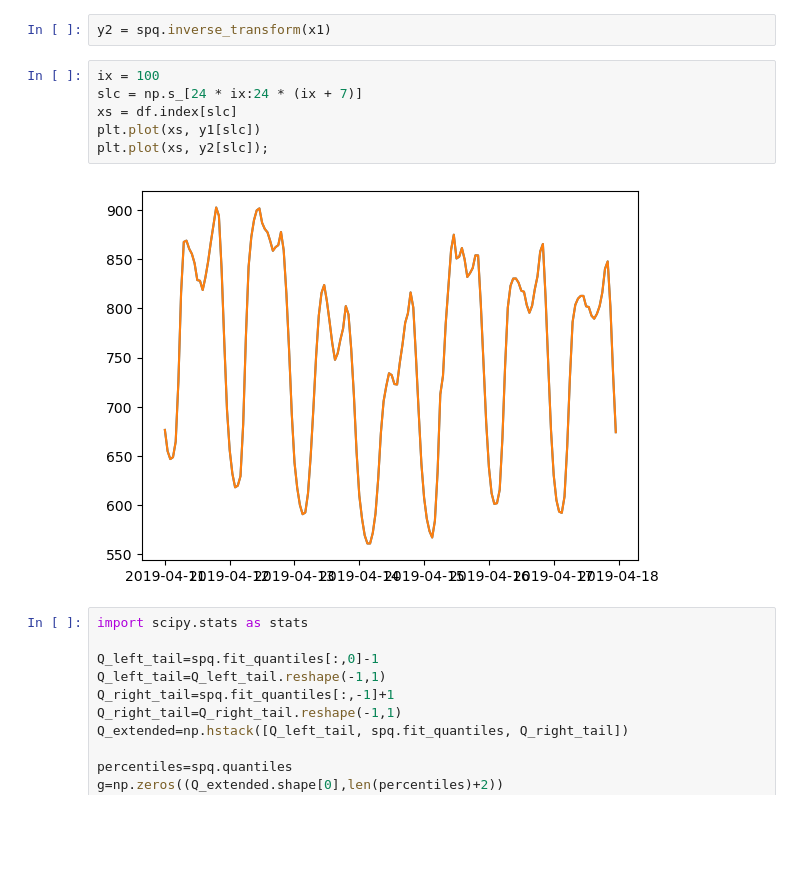
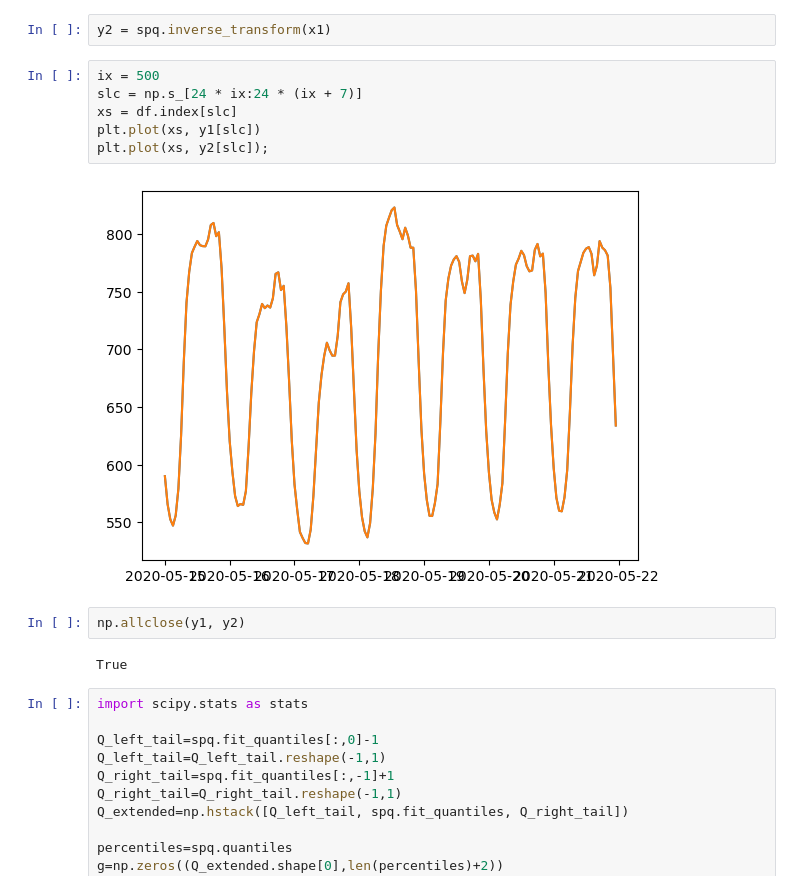
Before and after one commit to cvxgrp/spcqe, a Jupyter notebook: notebooks/transform_notes.ipynb, the cells around one changed output. Cells and saved outputs as stored; diff of their text form; blank space fills up the shorter version.

```diff
--- a/notebooks/transform_notes.ipynb
+++ b/notebooks/transform_notes.ipynb
@@ -116,13 +116,17 @@ plt.hist(x1[np.abs(x1) < 5], bins=20);
 # %%
 y2 = spq.inverse_transform(x1)
 # %%
-ix = 100
+ix = 500
 slc = np.s_[24 * ix:24 * (ix + 7)]
 xs = df.index[slc]
 plt.plot(xs, y1[slc])
 plt.plot(xs, y2[slc]);
 # %% [output]
-[figure, old version]
+[figure, new version]
+# %%
+np.allclose(y1, y2)
+# %% [output]
+True
 # %%
 import scipy.stats as stats
 
```
Also changed, not shown: 1 other file.
